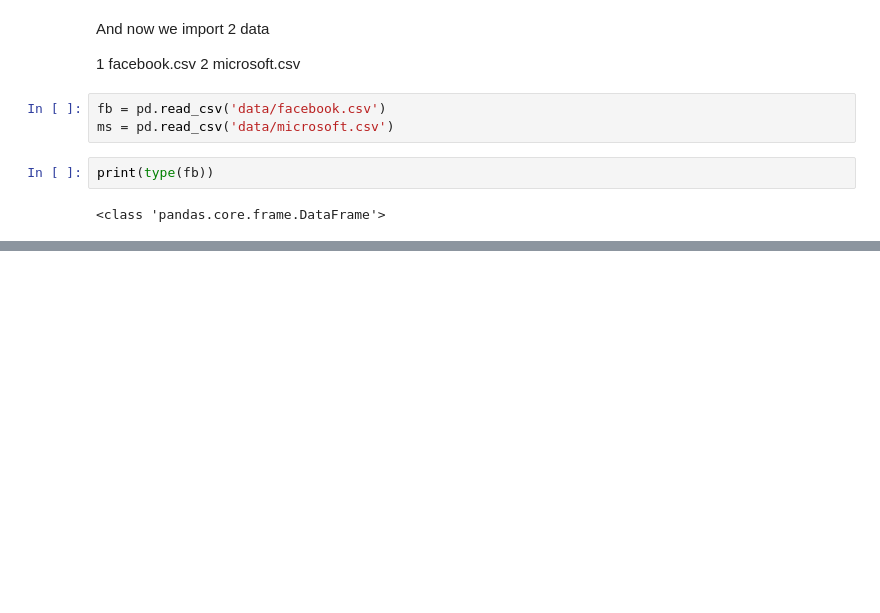
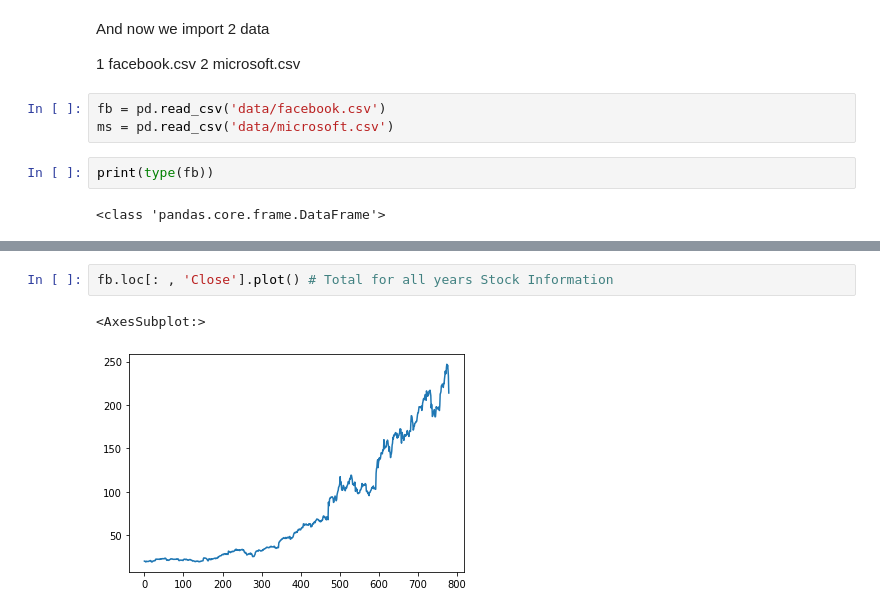
Before and after one commit to nnurskurmanbekov/Python-and-Statistics-for-Financial-Analysis, a Jupyter notebook: Week 1/Untitled0.ipynb, the cells around one changed output, grey strips where cells are left out. Drawn from its saved outputs; the diff is of its cells as text; blank space fills up the shorter version.

```diff
--- a/Week 1/Untitled0.ipynb
+++ b/Week 1/Untitled0.ipynb
@@ -52,0 +165,5 @@ print(type(fb))
+# %%
+fb.loc[: , 'Close'].plot() # Total for all years Stock Information
+# %% [output]
+<AxesSubplot:>
+[figure, added]
```
Also changed, not shown: parts of 20 cells of this notebook.
